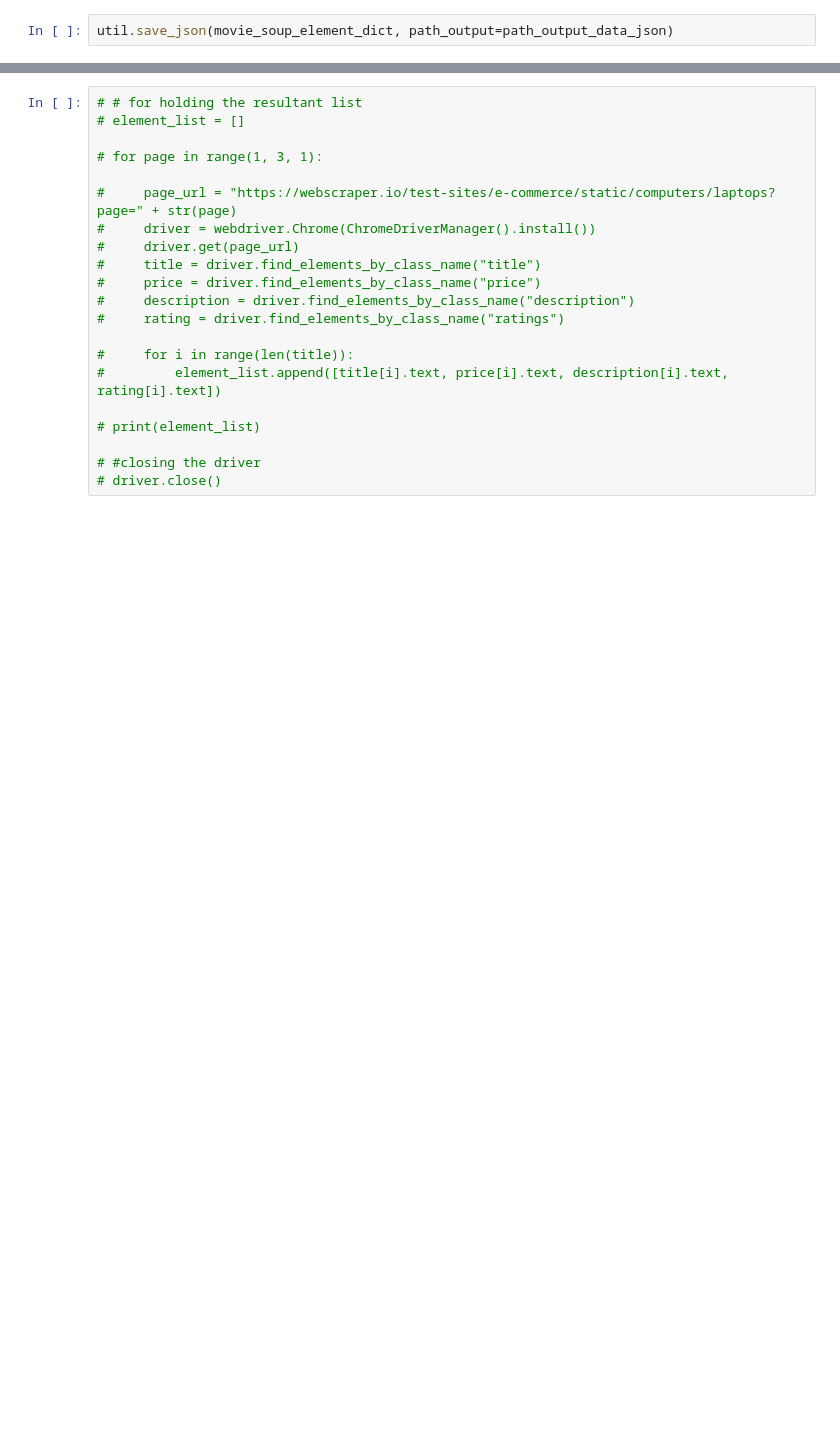
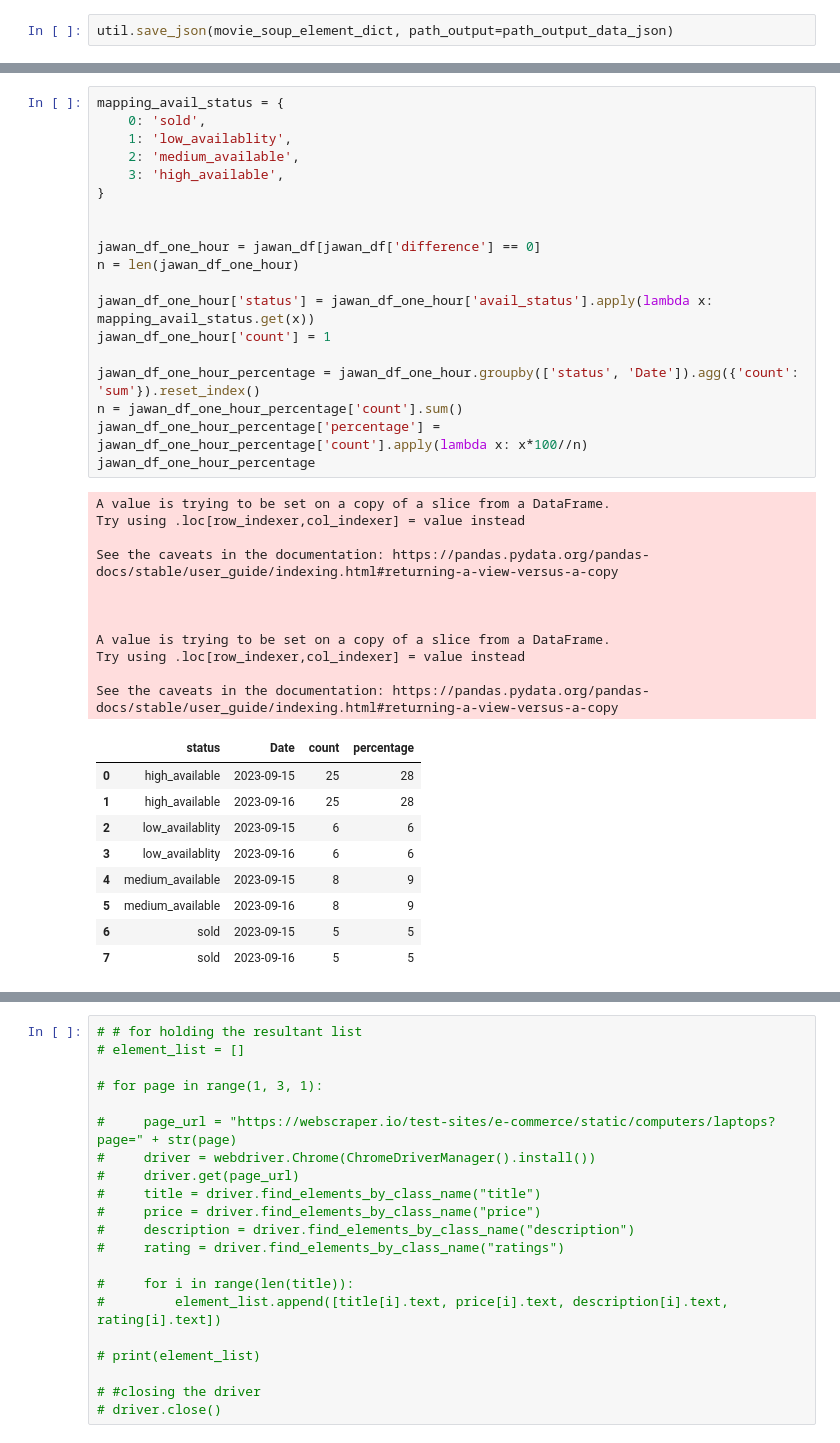
Before and after one commit to ManishSahu53/scrap-bookmyshow, a Jupyter notebook: notebook/scrap_bookmyshow_website.ipynb, the cells around one changed output, grey strips where cells are left out. Saved outputs shown, nothing was run; the diff lists cells and outputs as text; blank space fills up the shorter version.

```diff
--- a/notebook/scrap_bookmyshow_website.ipynb
+++ b/notebook/scrap_bookmyshow_website.ipynb
@@ -253,0 +388,40 @@ data_movie_list_pd.to_csv(path_output_data_csv, index=False)
+# %%
+mapping_avail_status = {
+    0: 'sold',
+    1: 'low_availablity',
+    2: 'medium_available',
+    3: 'high_available',
+}
+
+
+jawan_df_one_hour = jawan_df[jawan_df['difference'] == 0]
+n = len(jawan_df_one_hour)
+
+jawan_df_one_hour['status'] = jawan_df_one_hour['avail_status'].apply(lambda x: mapping_avail_status.get(x))
+jawan_df_one_hour['count'] = 1
+
+jawan_df_one_hour_percentage = jawan_df_one_hour.groupby(['status', 'Date']).agg({'count': 'sum'}).reset_index()
+n = jawan_df_one_hour_percentage['count'].sum()
+jawan_df_one_hour_percentage['percentage'] = jawan_df_one_hour_percentage['count'].apply(lambda x: x*100//n)
+jawan_df_one_hour_percentage
+# %% [output]
+A value is trying to be set on a copy of a slice from a DataFrame.
+Try using .loc[row_indexer,col_indexer] = value instead
+
+See the caveats in the documentation: https://pandas.pydata.org/pandas-docs/stable/user_guide/indexing.html#returning-a-view-versus-a-copy
+
+
+
+A value is trying to be set on a copy of a slice from a DataFrame.
+Try using .loc[row_indexer,col_indexer] = value instead
+
+See the caveats in the documentation: https://pandas.pydata.org/pandas-docs/stable/user_guide/indexing.html#returning-a-view-versus-a-copy
+|  | status | Date | count | percentage |
+| 0 | high_available | 2023-09-15 | 25 | 28 |
+| 1 | high_available | 2023-09-16 | 25 | 28 |
+| 2 | low_availablity | 2023-09-15 | 6 | 6 |
+| 3 | low_availablity | 2023-09-16 | 6 | 6 |
+| 4 | medium_available | 2023-09-15 | 8 | 9 |
+| 5 | medium_available | 2023-09-16 | 8 | 9 |
+| 6 | sold | 2023-09-15 | 5 | 5 |
+| 7 | sold | 2023-09-16 | 5 | 5 |
```
Also changed, not shown: parts of 19 cells of this notebook, 10 other files.
